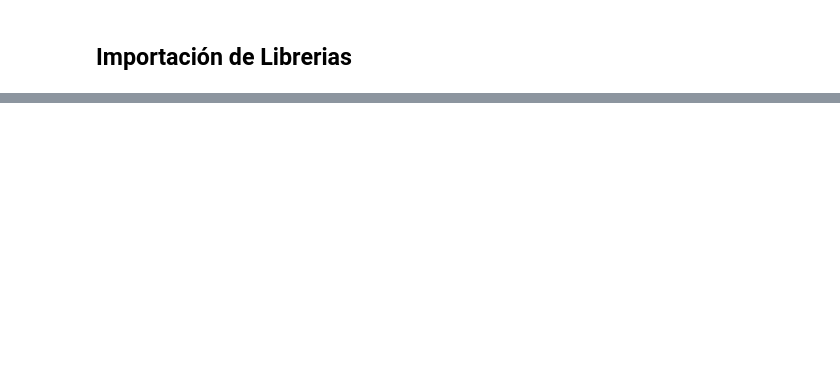
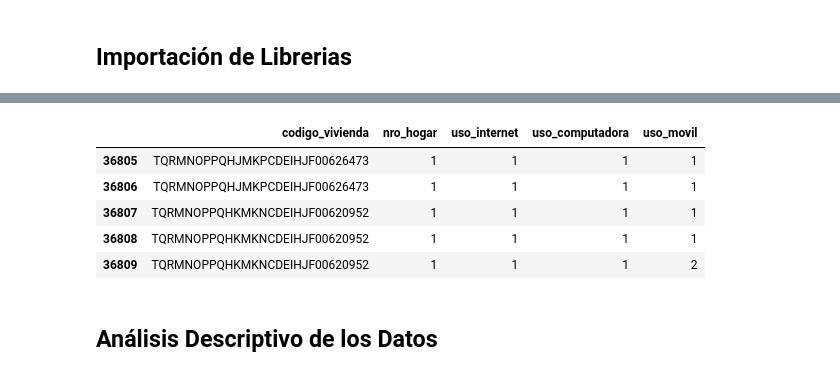
Before and after one commit to ziodoxe/acceso_a_internet, a Jupyter notebook: notebooks/acceso_a_internet copy.ipynb, the cells around one changed output, grey strips where cells are left out. Cells and saved outputs as stored; diff of their text form; code cells hidden in the pictures; blank space fills up the shorter version.

```diff
--- a/notebooks/acceso_a_internet copy.ipynb
+++ b/notebooks/acceso_a_internet copy.ipynb
@@ -227,0 +84,25 @@ df_pertdf.to_excel("../data/processed/EPH_usu_hogar_tic_t418_V1.xlsx")
+# %%
+# Selección de columnas relevantes para el análisis de personas (solo trabajaremos con datos de Rio Grande y Ushuaia)
+df_personatdf = df_personas[df_personas['AGLOMERADO'] == 31]
+
+# Selección de columnas relevantes para el análisis de personas
+persona_cols = ['CODUSU', 'NRO_HOGAR', 'IP_III_04', 'IP_III_05', 'IP_III_06']
+df_personatdf = df_personatdf[persona_cols]
+
+# Renombrando columnas para mayor claridad
+df_personatdf.columns = ['codigo_vivienda', 'nro_hogar', 'uso_internet', 'uso_computadora', 'uso_movil']
+
+# Eliminación de filas con valores faltantes
+df_personatdf = df_personatdf.dropna()
+
+# Vista previa del dataset de personas
+df_personatdf.head()
+# %% [output]
+|  | codigo_vivienda | nro_hogar | uso_internet | uso_computadora | uso_movil |
+| 36805 | TQRMNOPPQHJMKPCDEIHJF00626473 | 1 | 1 | 1 | 1 |
+| 36806 | TQRMNOPPQHJMKPCDEIHJF00626473 | 1 | 1 | 1 | 1 |
+| 36807 | TQRMNOPPQHKMKNCDEIHJF00620952 | 1 | 1 | 1 | 1 |
+| 36808 | TQRMNOPPQHKMKNCDEIHJF00620952 | 1 | 1 | 1 | 1 |
+| 36809 | TQRMNOPPQHKMKNCDEIHJF00620952 | 1 | 1 | 1 | 2 |
+# %% [markdown]
+## Análisis Descriptivo de los Datos
```
Also changed, not shown: parts of 50 cells of this notebook.
